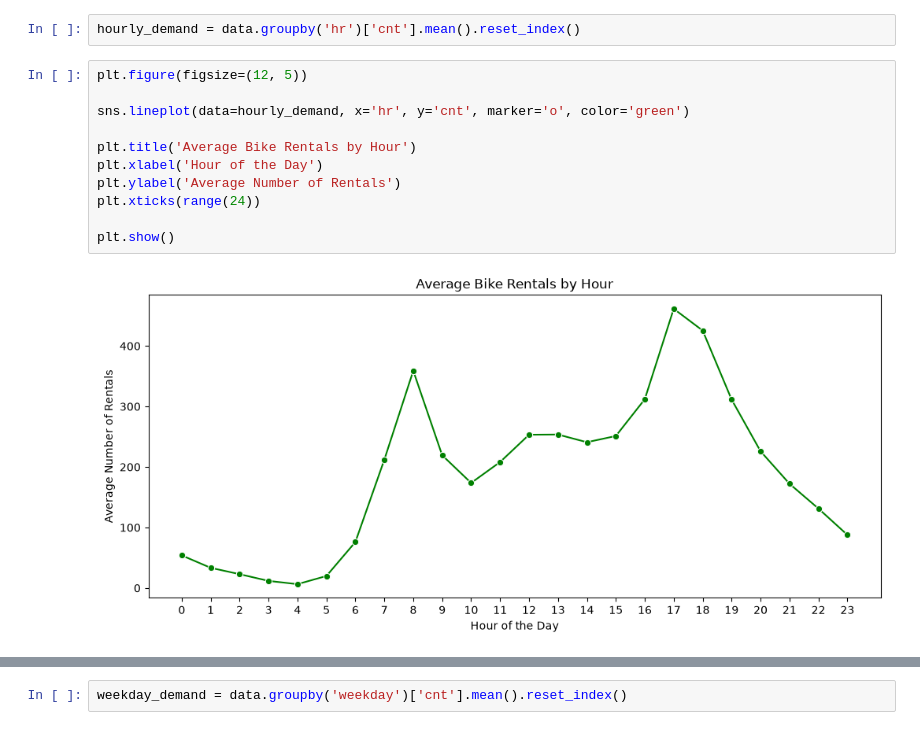
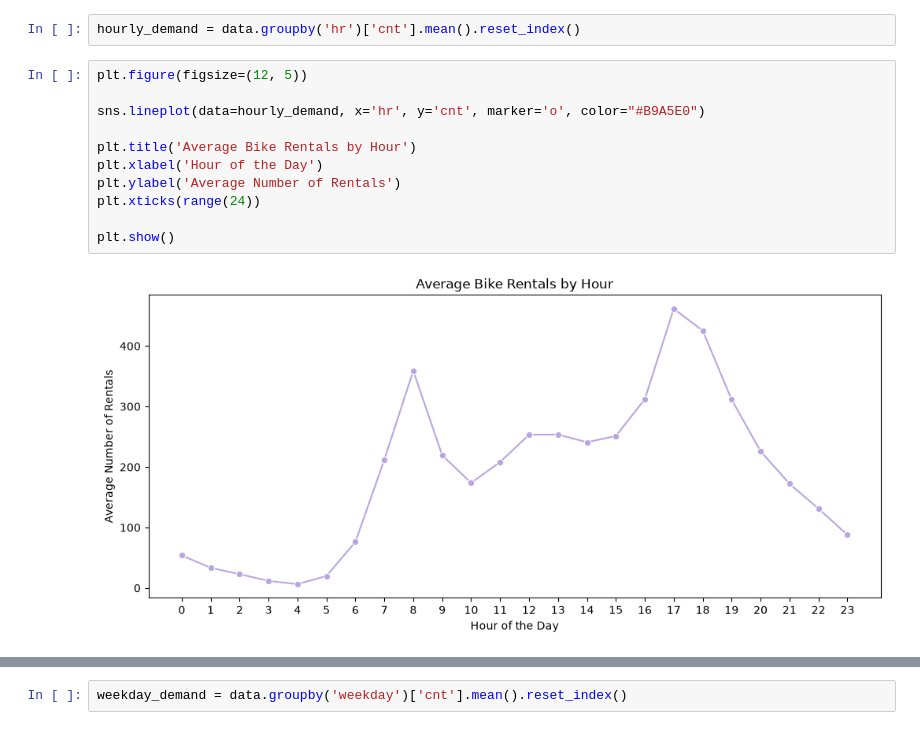
Before and after one commit to Ana02-12/midterm-project-bike-sharing, a Jupyter notebook: notebooks/eda.ipynb, the cells around one changed output, grey strips where cells are left out. Cells and saved outputs as stored; diff of their text form.

```diff
--- a/notebooks/eda.ipynb
+++ b/notebooks/eda.ipynb
@@ -162,13 +159,13 @@ hourly_demand = data.groupby('hr')['cnt'].mean().reset_index()
 # %%
 plt.figure(figsize=(12, 5))
 
-sns.lineplot(data=hourly_demand, x='hr', y='cnt', marker='o', color='green')
+sns.lineplot(data=hourly_demand, x='hr', y='cnt', marker='o', color="#B9A5E0")
 
 plt.title('Average Bike Rentals by Hour')
 plt.xlabel('Hour of the Day')
 plt.ylabel('Average Number of Rentals')
 plt.xticks(range(24))
 
 plt.show()
 # %% [output]
-[figure, old version]
+[figure, new version]
```
Also changed, not shown: parts of 81 cells of this notebook, 16 other files.
